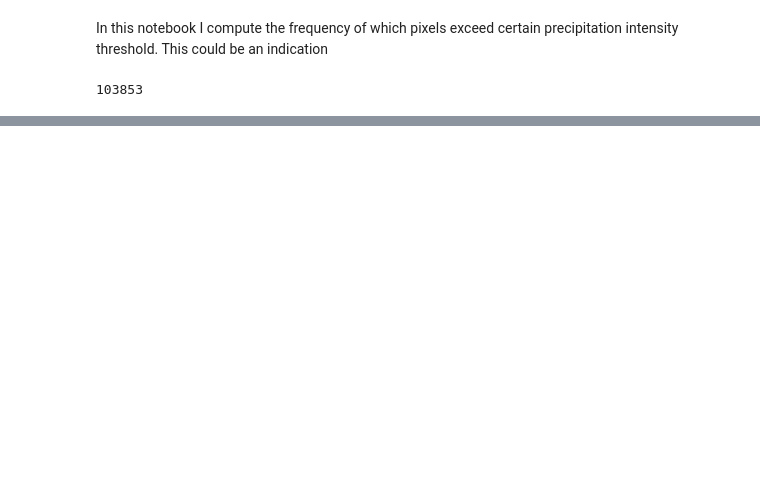
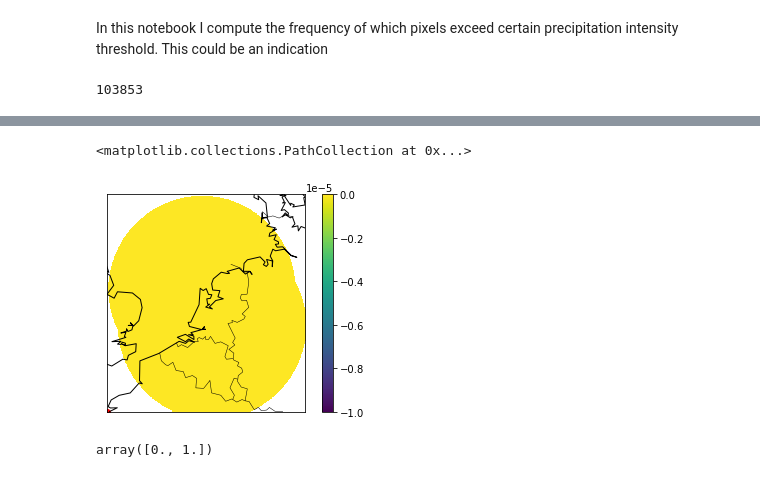
Before and after one commit to KoertS/precipitation-nowcasting-using-GANs, a Jupyter notebook: precipitation_forecasting/freq_exceedence_threshold.ipynb, the cells around one changed output, grey strips where cells are left out. Cells and saved outputs as stored; diff of their text form; code cells hidden in the pictures; blank space fills up the shorter version.

```diff
--- a/precipitation_forecasting/freq_exceedence_threshold.ipynb
+++ b/precipitation_forecasting/freq_exceedence_threshold.ipynb
@@ -145,0 +156,11 @@ plt.savefig('figures/freq_above_30mm')
+# %%
+i=3
+plot_on_map(count_exceed[i], ftype='.h5')
+plt.scatter(19,438,color='r')
+# %% [output]
+<matplotlib.collections.PathCollection at 0x...>
+[figure, added]
+# %%
+np.unique(count_exceed[i])
+# %% [output]
+array([0., 1.])
```
Also changed, not shown: parts of 12 cells of this notebook, 9 other files.
